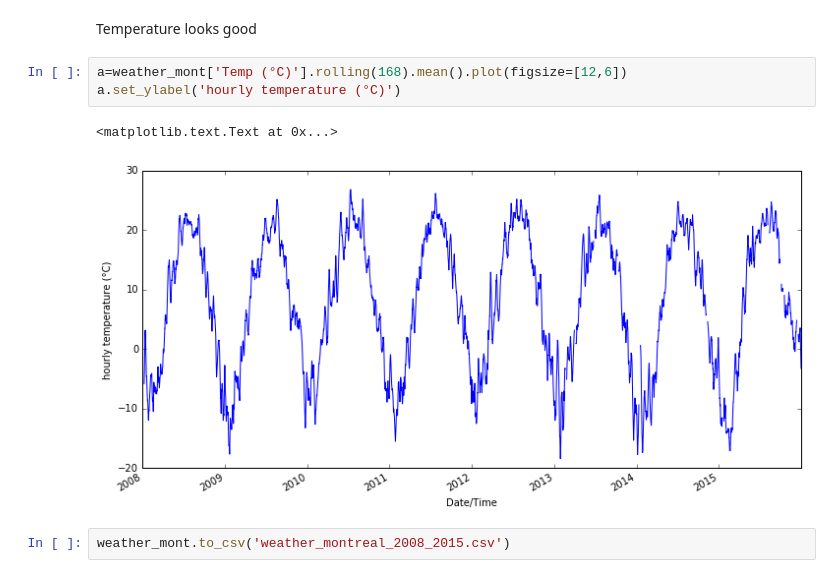
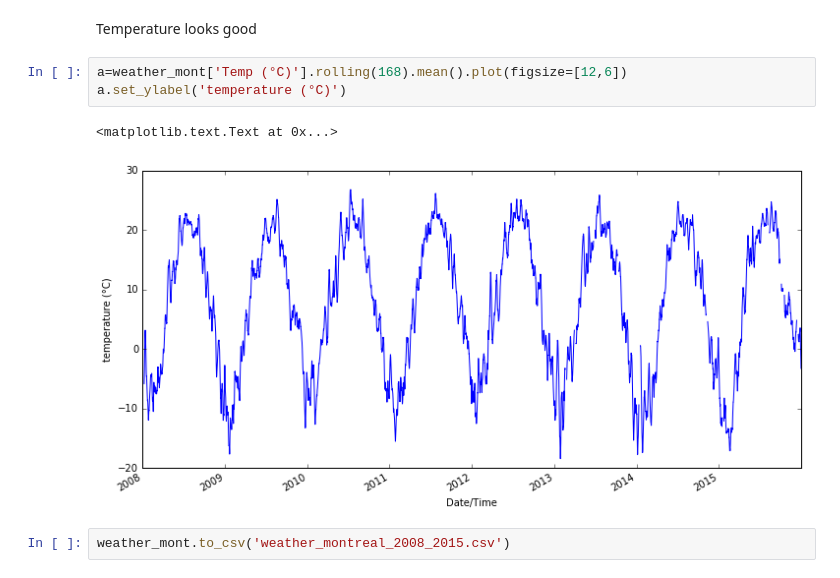
Before and after one commit to casiuncoloso/NATEM_Applied_Energy2017, a Jupyter notebook: household heating availability factors.ipynb, the cells around one changed output. Cells and saved outputs as stored; diff of their text form.

```diff
--- a/household heating availability factors.ipynb
+++ b/household heating availability factors.ipynb
@@ -150,10 +129,10 @@ len(weather_mont.loc[weather_mont.index.duplicated()])
 Temperature looks good
 # %%
 a=weather_mont['Temp (°C)'].rolling(168).mean().plot(figsize=[12,6])
-a.set_ylabel('hourly temperature (°C)')
+a.set_ylabel('temperature (°C)')
 # %% [output]
 <matplotlib.text.Text at 0x...>
-[figure, old version]
+[figure, new version]
 # %%
 weather_mont.to_csv('weather_montreal_2008_2015.csv')
 # %% [markdown]
```
Also changed, not shown: parts of 3 cells of this notebook, 4 other files.
